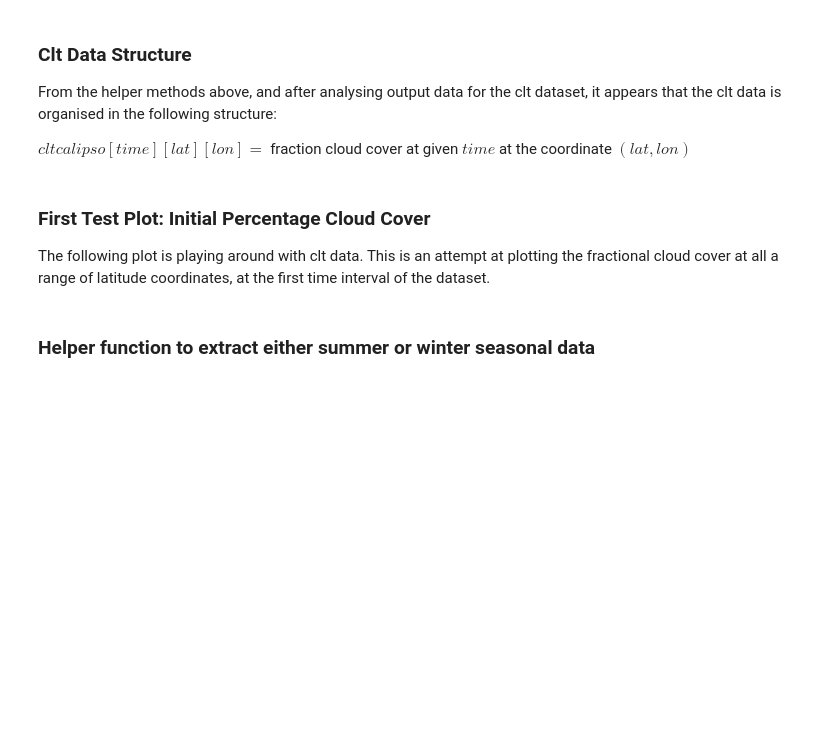
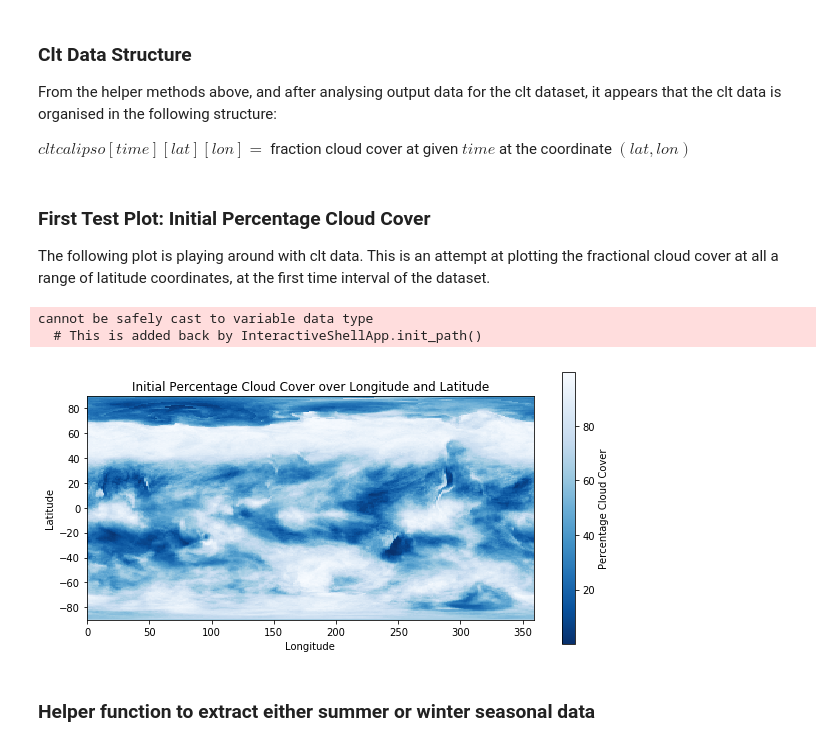
Before and after one commit to maddiebeagley/Climate-Modelling-Lab, a Jupyter notebook: 390Lab.ipynb, the cells around one changed output. Saved outputs shown, nothing was run; the diff lists cells and outputs as text; code cells hidden in the pictures; blank space fills up the shorter version.

```diff
--- a/390Lab.ipynb
+++ b/390Lab.ipynb
@@ -82,24 +82,27 @@ The following plot is playing around with clt data. This is an attempt at plotti
 # %%
 # Plot the percentage cloud cover over longitude and latitude at the first time interval
 time_interval = 100
 
 lon_max = max(clt_data.variables['lon'][:])
 lon_min = min(clt_data.variables['lon'][:])
 lat_max = max(clt_data.variables['lat'][:])
 lat_min = min(clt_data.variables['lat'][:])
 
-cloud_fraction_t_0 = clt_data.variables['cltcalipso'][time_interval]
-
 # Since cloud cover is collected at linearly separated long, lat coords can approximate with this plot
 plt.figure(figsize=(FIG_WIDTH, FIG_HEIGHT))
-color_map = plt.imshow(cloud_fraction_t_0, interpolation='nearest',
+color_map = plt.imshow(clt_data.variables['cltcalipso'][time_interval], interpolation='nearest',
                        extent=[lon_min, lon_max, lat_min, lat_max])
 
 color_map.set_cmap("Blues_r")
 plt.title("Initial Percentage Cloud Cover over Longitude and Latitude")
 plt.xlabel("Longitude")
 plt.ylabel("Latitude")
-plt.colorbar()
+cbar = plt.colorbar()
+cbar.set_label("Percentage Cloud Cover")
+# %% [output]
+cannot be safely cast to variable data type
+  # This is added back by InteractiveShellApp.init_path()
+[figure, added]
 # %% [markdown]
 ### Helper function to extract either summer or winter seasonal data
 # %%
```
Also changed, not shown: parts of 11 cells of this notebook.
